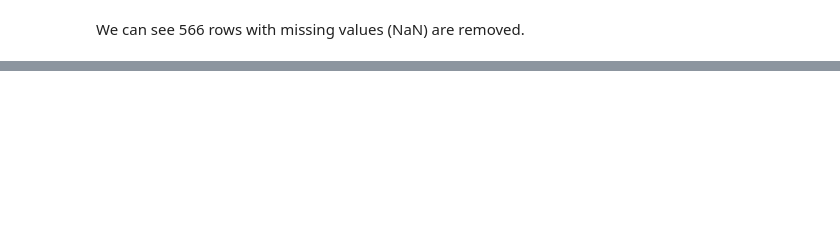
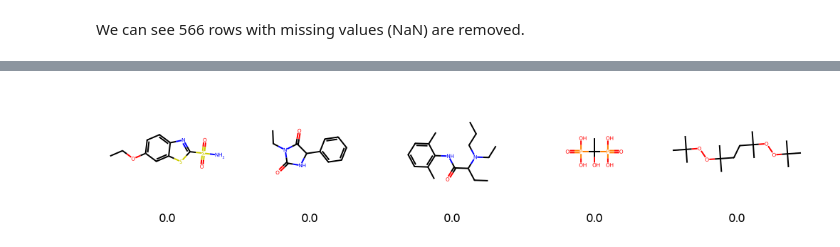
Before and after one commit to udel-cbcb/NIGMS-Sandbox-UD, a Jupyter notebook: Submodule_4/Tutorials/Submodule_4_Tutorial_3_Predict_Drug_Activity_for_Androgen_Receptor.ipynb, the cells around one changed output, grey strips where cells are left out. Drawn from its saved outputs; the diff is of its cells as text; code cells hidden in the pictures; blank space fills up the shorter version.

```diff
--- a/Submodule_4/Tutorials/Submodule_4_Tutorial_3_Predict_Drug_Activity_for_Androgen_Receptor.ipynb
+++ b/Submodule_4/Tutorials/Submodule_4_Tutorial_3_Predict_Drug_Activity_for_Androgen_Receptor.ipynb
@@ -96,5 +189,11 @@ display(PandasTools.FrameToGridImage(df[df['NR-AR']==1].head(5), legendsCol='NR-
 # %%
-#Draw grid image of mols in pandas DataFrame for 'NR-AR' of 0
-display(PandasTools.FrameToGridImage(df[df['NR-AR']==0].head(5), legendsCol='NR-AR', molsPerRow=5))
+# Draw grid image of mols in pandas DataFrame for 'NR-AR' of 0
+display(
+    PandasTools.FrameToGridImage(
+        df[df["NR-AR"] == 0].head(5), legendsCol="NR-AR", molsPerRow=5
+    )
+)
+# %% [output]
+[figure, added]
 # %%
 # Count number of distinct elements in 'NR-AR' column
```
Also changed, not shown: parts of 56 cells of this notebook.
